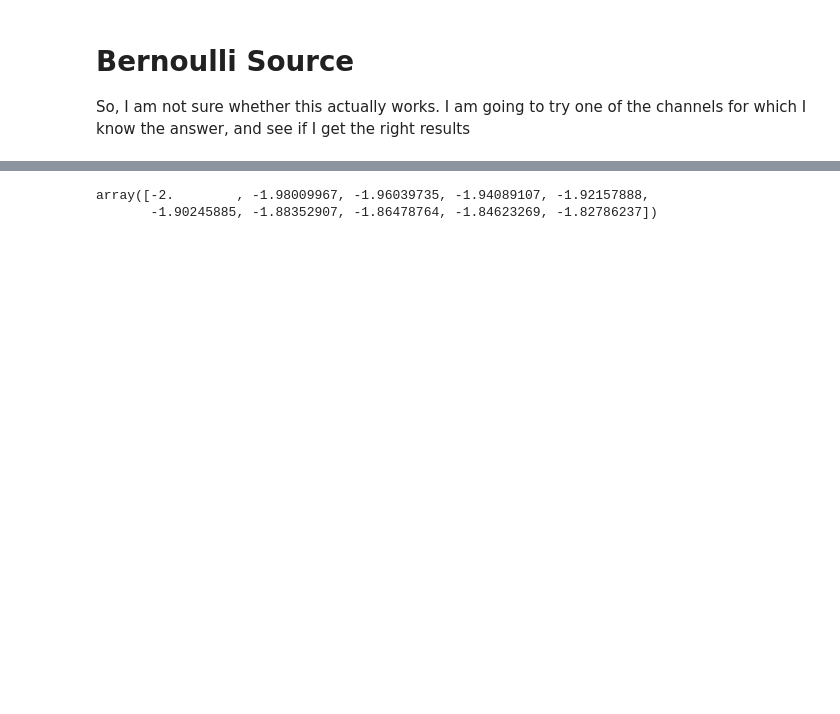
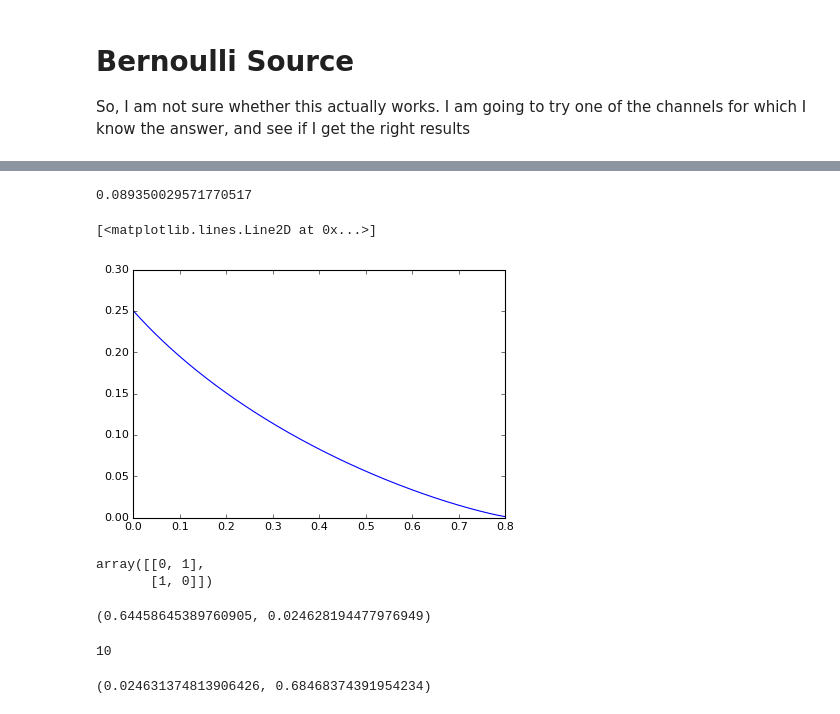
Before and after one commit to manolomartinez/rate_distortion_signaling, a Jupyter notebook: Example worlds.ipynb, the cells around one changed output, grey strips where cells are left out. Drawn from its saved outputs; the diff is of its cells as text; code cells hidden in the pictures; blank space fills up the shorter version.

```diff
--- a/Example worlds.ipynb
+++ b/Example worlds.ipynb
@@ -128 +128,21 @@ dit.shannon.entropy(0.5) - dit.shannon.entropy(0.20619969)
+# %%
+def theoretica_Bernouilli(p, distortion):
+    """
+    Give the theoretical rate for a given distortion (from Cover and Thomas, p. 307)
+    """
+    if distortion > min(p, 1-p):
+        return 0
+    else:
+        return dit.shannon.entropy(p) - dit.shannon.entropy(distortion)
+# %%
+theoretica_Bernouilli(0.25, 0.20)
+# %% [output]
+0.089350029571770517
+# %%
+theor_results = [theoretica_Bernouilli(0.25, dist) for dist in np.arange(0.26, 0, -.001)]
+# %%
+plt.plot( theor_results, np.arange(0.26, 0.0, -.001))
+# %% [output]
+[<matplotlib.lines.Line2D at 0x...>]
+[figure, added]
 # %%
@@ -132,7 +150,14 @@ bg.BlahutArimato?
 # %%
-rdt.s
+rdt.dist_matrix
 # %% [output]
-array([-2.        , -1.98009967, -1.96039735, -1.94089107, -1.92157888,
-       -1.90245885, -1.88352907, -1.86478764, -1.84623269, -1.82786237])
+array([[0, 1],
+       [1, 0]])
 # %%
-bg.BlahutArimato(rdt.dist_matrix, rdt.pmf, -2)
+ba.BlahutArimato(rdt.dist_matrix, rdt.pmf, -rdt.calc_s(10))
+# %% [output]
+(0.64458645389760905, 0.024628194477976949)
+# %%
+rdt.blahut(10, outputfile=None)
+# %% [output]
+10
+(0.024631374813906426, 0.68468374391954234)
```
Also changed, not shown: parts of 47 cells of this notebook.
